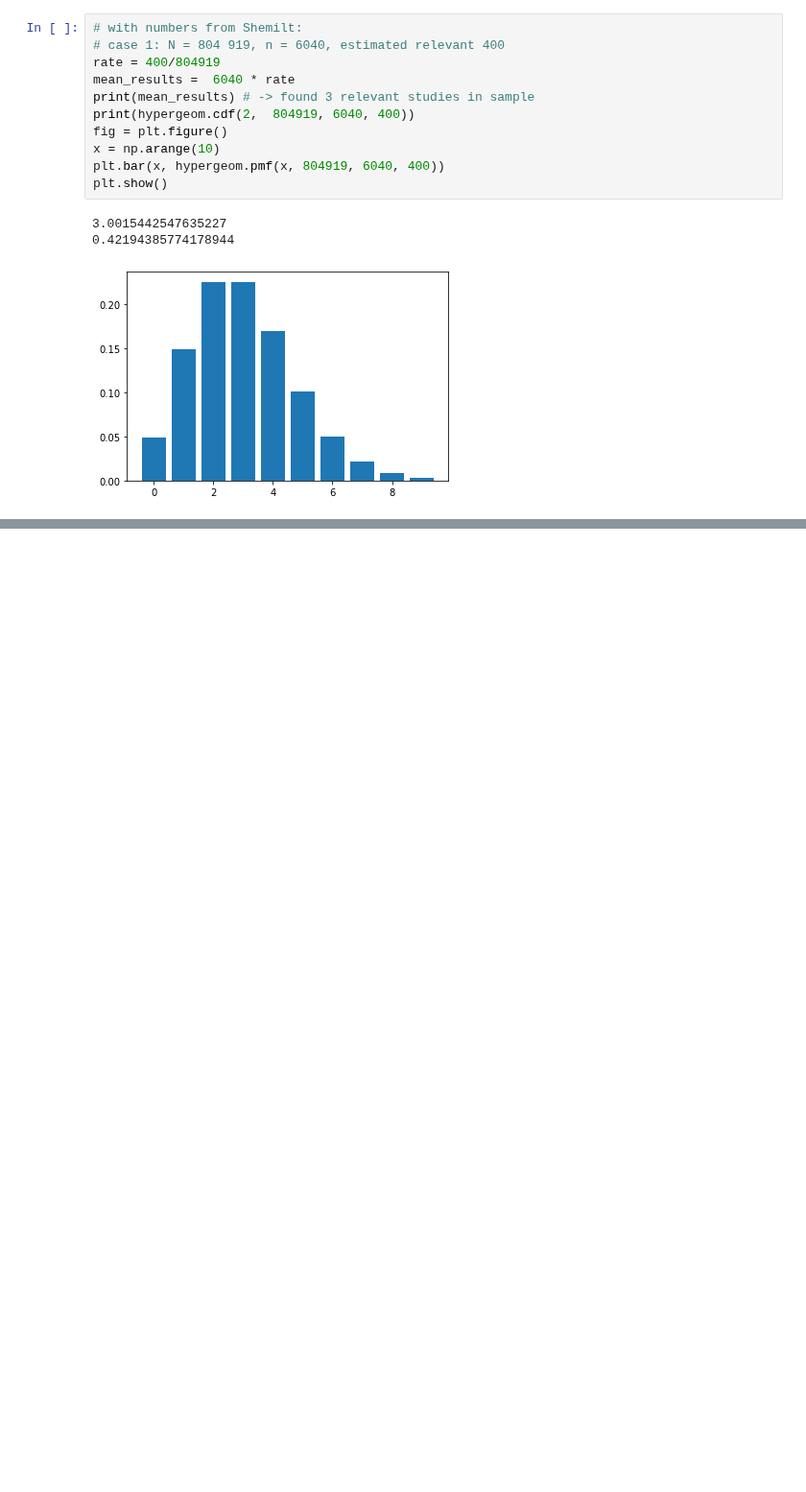
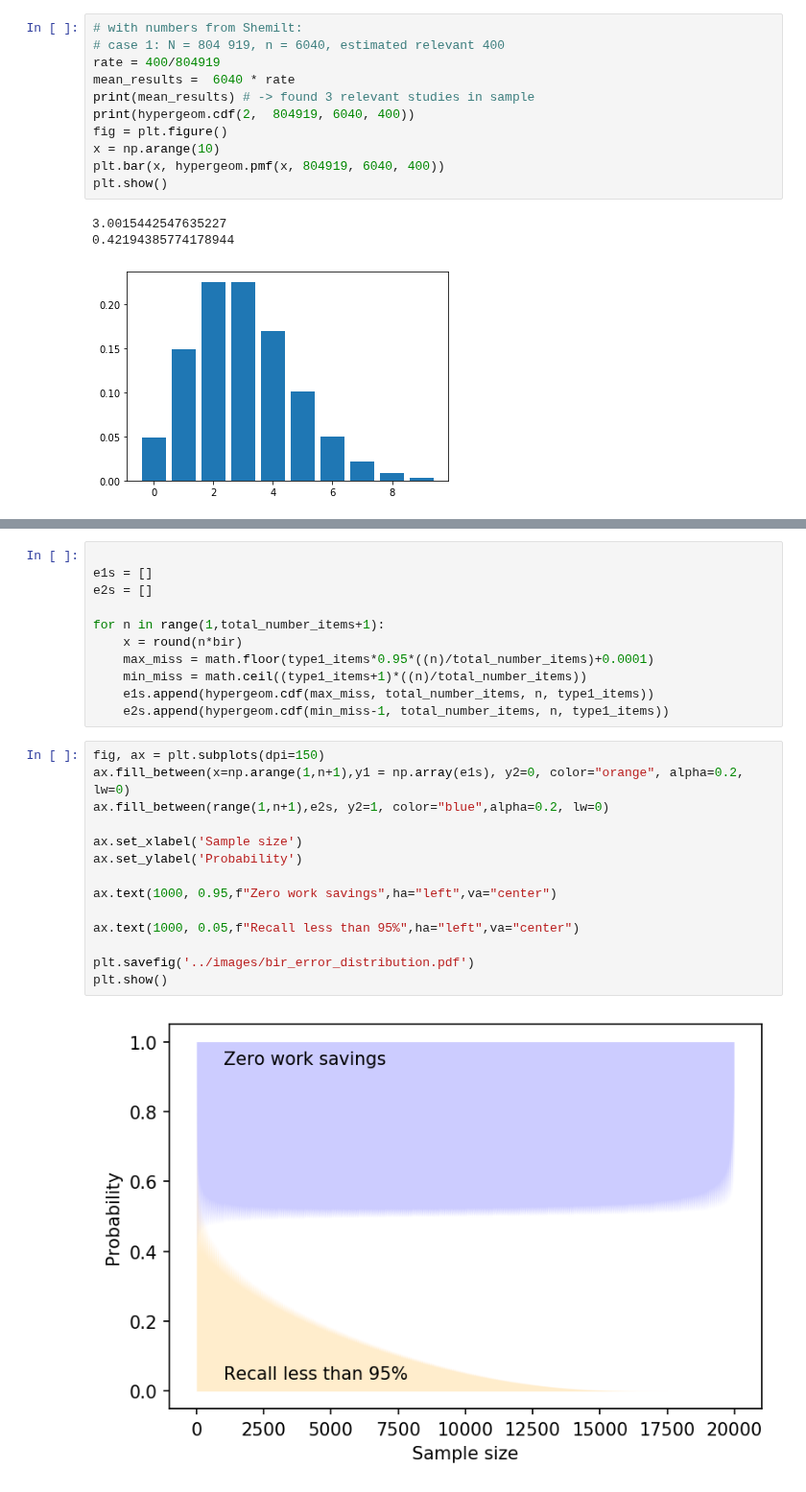
Before and after one commit to mcallaghan/rapid-screening, a Jupyter notebook: analysis/bir_theory.ipynb, the cells around one changed output, grey strips where cells are left out. Shown at 96% size. Drawn from its saved outputs; the diff is of its cells as text; blank space fills up the shorter version.

```diff
--- a/analysis/bir_theory.ipynb
+++ b/analysis/bir_theory.ipynb
@@ -179,0 +222,27 @@ plt.show()
+# %%
+
+e1s = []
+e2s = []
+
+for n in range(1,total_number_items+1):
+    x = round(n*bir)
+    max_miss = math.floor(type1_items*0.95*((n)/total_number_items)+0.0001)
+    min_miss = math.ceil((type1_items+1)*((n)/total_number_items))
+    e1s.append(hypergeom.cdf(max_miss, total_number_items, n, type1_items))
+    e2s.append(hypergeom.cdf(min_miss-1, total_number_items, n, type1_items))
+# %%
+fig, ax = plt.subplots(dpi=150)
+ax.fill_between(x=np.arange(1,n+1),y1 = np.array(e1s), y2=0, color="orange", alpha=0.2, lw=0)
+ax.fill_between(range(1,n+1),e2s, y2=1, color="blue",alpha=0.2, lw=0)
+
+ax.set_xlabel('Sample size')
+ax.set_ylabel('Probability')
+
+ax.text(1000, 0.95,f"Zero work savings",ha="left",va="center")
+
+ax.text(1000, 0.05,f"Recall less than 95%",ha="left",va="center")
+
+plt.savefig('../images/bir_error_distribution.pdf')
+plt.show()
+# %% [output]
+[figure, added]
```
Also changed, not shown: parts of 3 cells of this notebook, 25 other files.
